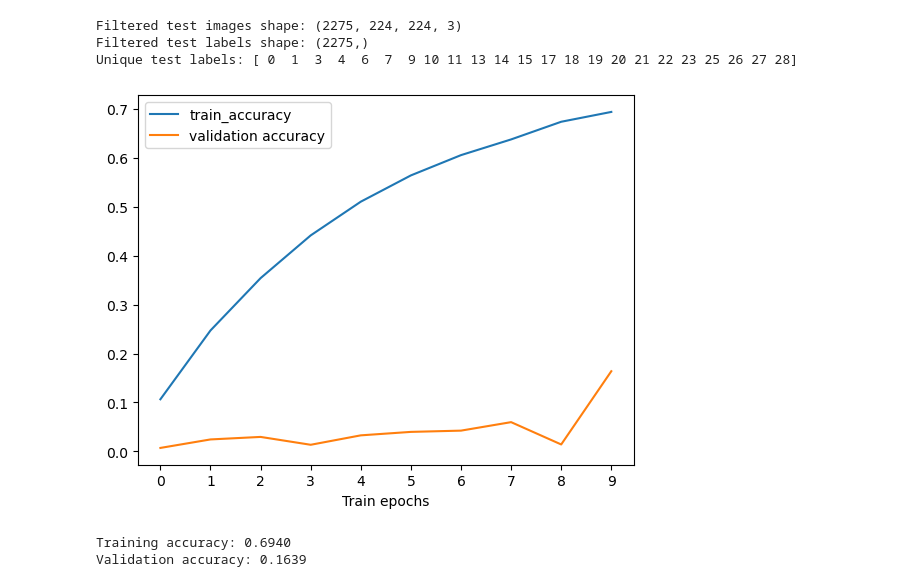
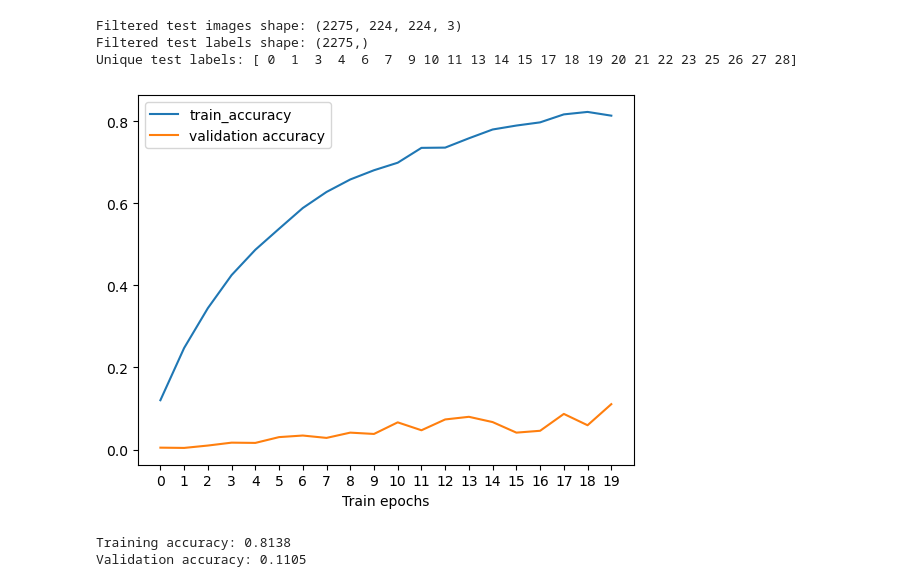
Before and after one commit to kalafosaurus/207-final-project, a Jupyter notebook: ryans_dank_attempts/FFNN_model.ipynb, the cells around one changed output. Saved outputs shown, nothing was run; the diff lists cells and outputs as text; code cells hidden in the pictures.

```diff
--- a/ryans_dank_attempts/FFNN_model.ipynb
+++ b/ryans_dank_attempts/FFNN_model.ipynb
@@ -440,12 +438,12 @@ def build_FFNN_model(n_classes,
     return model
 # %%
 # final model with preferred parameters
-def train_and_evaluate(hidden_layer_sizes=[256,128,64],  #[50176]
+def train_and_evaluate(hidden_layer_sizes=[256,128,64],
                        activation='relu',
                        optimizer='SGD',
                        learning_rate=0.01,
                        metric='accuracy',
-                       num_epochs=10):
+                       num_epochs=20):
 
   # Build the model.
     num_classes = len(set(train_labels_class_shuffled))
@@ -464,36 +462,36 @@ def train_and_evaluate(hidden_layer_sizes=[256,128,64],  #[50176]
 
   # Train the model.
     history = model.fit(
         x=X_train,
         y=Y_train,
         epochs=num_epochs,
         batch_size=64,
         validation_data=(val_images_shuffled, val_labels_class_shuffled),
         verbose=0)
 
     # Retrieve the training metrics (after each train epoch) and the final validation
     # accuracy.
     train_accuracy = history.history['accuracy']
     val_accuracy = history.history['val_accuracy']
     plt.plot(train_accuracy, label='train_accuracy')
     plt.plot(val_accuracy, label='validation accuracy')
     plt.xticks(range(num_epochs))
     plt.xlabel('Train epochs')
     plt.legend()
     plt.show()
 
     print('Training accuracy: %1.4f' %train_accuracy[-1])
     print('Validation accuracy: %1.4f' %val_accuracy[-1])
 
     return model
 
 
 # run the function
 model_3 = train_and_evaluate()
 # %% [output]
-[figure, old version]
+[figure, new version]
-Training accuracy: 0.6940
-Validation accuracy: 0.1639
+Training accuracy: 0.8138
+Validation accuracy: 0.1105
 # %%
 results_model_3_train = model_3.evaluate(train_images_shuffled, train_labels_class_shuffled)
 print("training accuracy (test):", results_model_3_train[-1])
```
Also changed, not shown: parts of 6 cells of this notebook, 5 other files.
